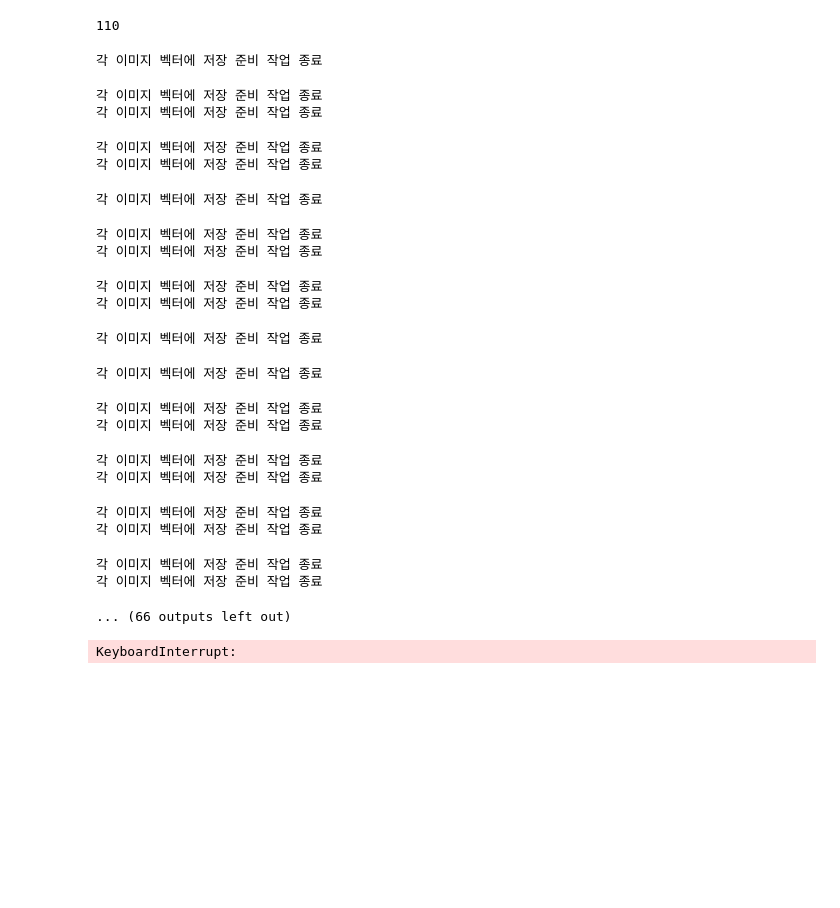
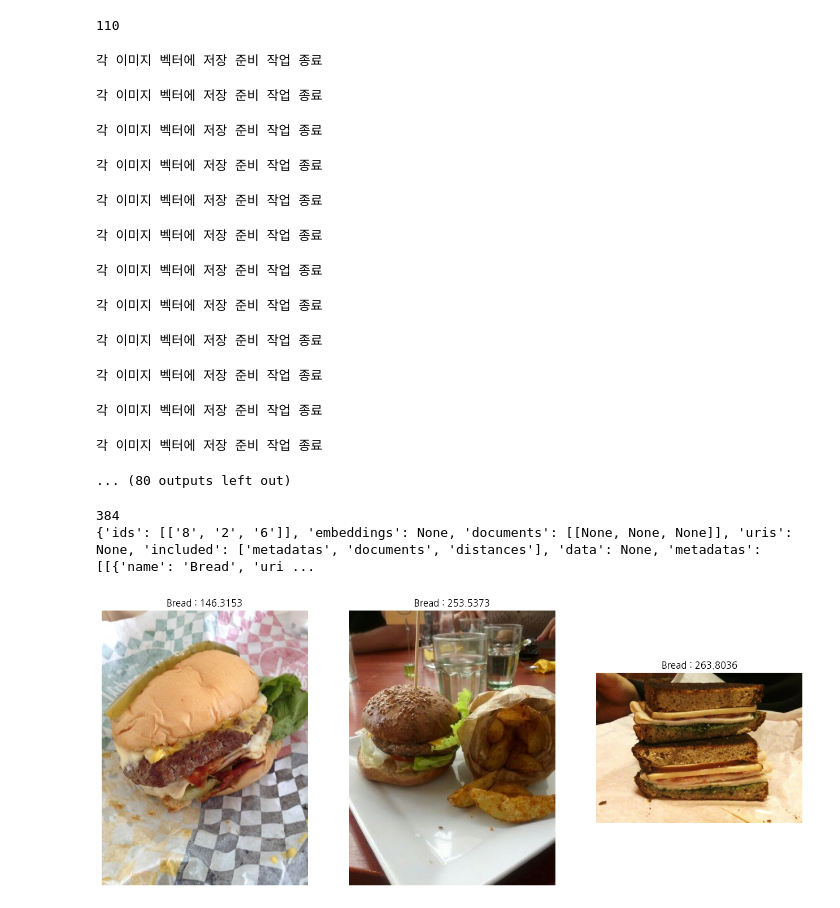
Before and after one commit to bbun-550/RotemStudyNote, a Jupyter notebook: 03_AI_MLDL/vectordb/vecdb07_kaggle.ipynb, the cells around one changed output. Drawn from its saved outputs; the diff is of its cells as text; code cells hidden in the pictures; blank space fills up the shorter version.

```diff
--- a/03_AI_MLDL/vectordb/vecdb07_kaggle.ipynb
+++ b/03_AI_MLDL/vectordb/vecdb07_kaggle.ipynb
@@ -103,7 +105,7 @@ for i, img_path in enumerate(tqdm(img_list)):
 
   metadatas.append(
       {
-          'url':img_path,
+          'uri':img_path,
           'name': cls
         })
   ids.append(str(i))
@@ -123,51 +125,46 @@ collection.add(
 # %% [output]
 각 이미지 벡터에 저장 준비 작업 종료
 각 이미지 벡터에 저장 준비 작업 종료
-각 이미지 벡터에 저장 준비 작업 종료
 각 이미지 벡터에 저장 준비 작업 종료
-각 이미지 벡터에 저장 준비 작업 종료
 각 이미지 벡터에 저장 준비 작업 종료
 각 이미지 벡터에 저장 준비 작업 종료
-각 이미지 벡터에 저장 준비 작업 종료
 각 이미지 벡터에 저장 준비 작업 종료
-각 이미지 벡터에 저장 준비 작업 종료
 각 이미지 벡터에 저장 준비 작업 종료
 각 이미지 벡터에 저장 준비 작업 종료
 각 이미지 벡터에 저장 준비 작업 종료
-각 이미지 벡터에 저장 준비 작업 종료
 각 이미지 벡터에 저장 준비 작업 종료
-각 이미지 벡터에 저장 준비 작업 종료
 각 이미지 벡터에 저장 준비 작업 종료
-각 이미지 벡터에 저장 준비 작업 종료
 각 이미지 벡터에 저장 준비 작업 종료
-각 이미지 벡터에 저장 준비 작업 종료
-... (66 outputs left out)
+... (80 outputs left out)
 # %%
 from torch.nn.modules import distance
 import requests
 test_img = Image.open(requests.get('https://i.ibb.co/7Ksr5mw/yNp6qTS.png', stream=True).raw).convert("RGB")
 test_img
 
 # 검색 이미지 전처리
 test_img_tensor = feature_extractor(images=test_img, return_tensors='pt')
 test_outputs = model(**test_img_tensor)
 test_embedding = test_outputs.pooler_output.detach().numpy().squeeze().tolist()
 print(len(test_embedding))
 
 # 검색 대상 이미지와 유사한 이미지들을 벡터 DB에서 읽기
 query_result = collection.query(
     query_embeddings=test_embedding,
     n_results=3
 )
 print(query_result)
 
 # 이미지 시각화
 import matplotlib.pyplot as plt
+import koreanize_matplotlib
 fig, axes = plt.subplots(1, 3, figsize=(16,10))
 for i, metadata in enumerate(query_result['metadatas'][0]):
   distance = query_result['distances'][0][i]
-  axes[i].imshow(Image.open(metadata['url']))
-  axes[i].set_title(f"{metadatas} : {distance:.4f}")
+  axes[i].imshow(Image.open(metadata['uri']))
+  axes[i].set_title(f"{metadata['name']} : {distance:.4f}")
   axes[i].axis('off')
 # %% [output]
-KeyboardInterrupt:
+384
+{'ids': [['8', '2', '6']], 'embeddings': None, 'documents': [[None, None, None]], 'uris': None, 'included': ['metadatas', 'documents', 'distances'], 'data': None, 'metadatas': [[{'name': 'Bread', 'uri ...
+[figure, added]
```
Also changed, not shown: parts of 2 cells of this notebook, 2 other files.
